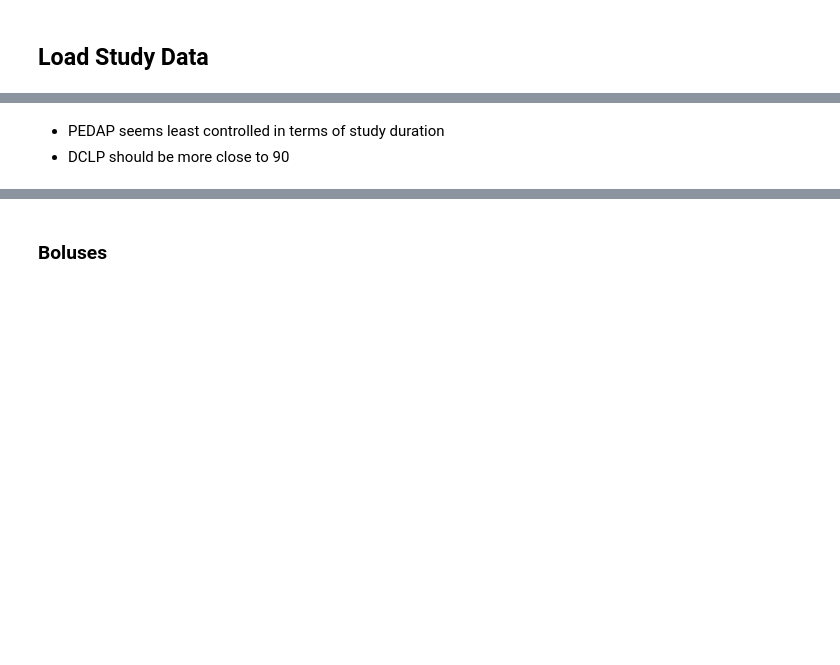
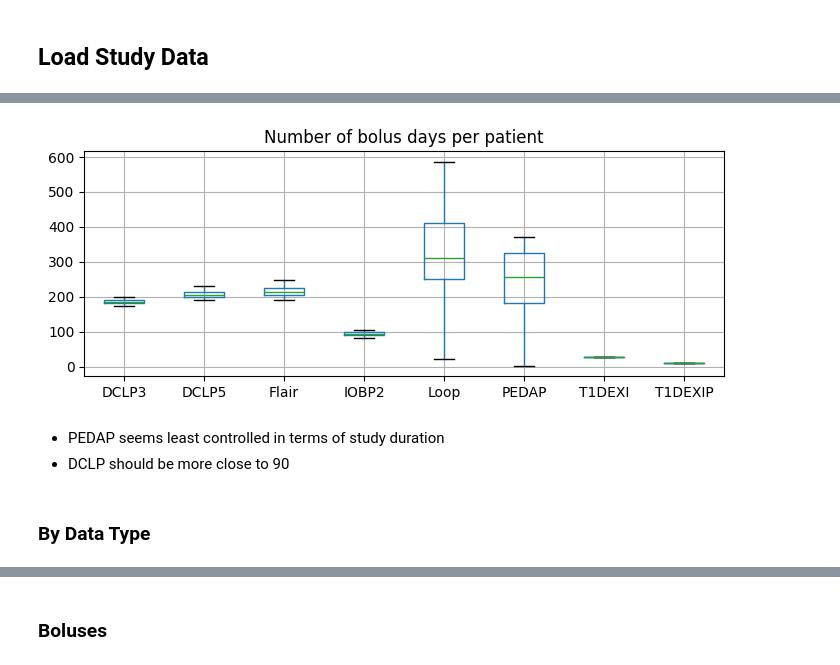
Before and after one commit to nudgebg/egvinsulin, a Jupyter notebook: notebooks/output_validation.ipynb, the cells around one changed output, grey strips where cells are left out. Cells and saved outputs as stored; diff of their text form; code cells hidden in the pictures; blank space fills up the shorter version.

```diff
--- a/notebooks/output_validation.ipynb
+++ b/notebooks/output_validation.ipynb
@@ -123,19 +29,0 @@ Step 16/36: DCLP5: Loading data... |████▍
-# %%
-def find_repetitive_values(df,date_col,value_col):
-    b_repetitive = (df.sort_values(by=[date_col])[value_col].diff() == 0) & \
-                   (df.sort_values(by=[date_col])[date_col].diff() < timedelta(hours=12))
-    return b_repetitive
-
-results = {}
-for study in tqdm(processed_studies):
-    print(study.study_name)
-    n_bolus_duplicates = study.bolus_event_history.duplicated(subset=['patient_id', 'datetime', 'delivery_duration']).sum()
-    n_basal_duplicates = study.basal_event_history.duplicated(subset=['patient_id','datetime']).sum()
-    n_cgm_duplicates = study.cgm_history.duplicated(subset=['patient_id','datetime']).sum()
-    n_basal_repetitive = study.basal_event_history.groupby('patient_id').apply(lambda x: find_repetitive_values(x, 'datetime', 'basal_rate'),include_groups=False).sum()
-    results[study.study_name] = {'n_bolus_duplicates': n_bolus_duplicates,
-                                'n_basal_duplicates': n_basal_duplicates,
-                                'n_cgm_duplicates': n_cgm_duplicates,
-                                'n_basal_repetitive': n_basal_repetitive}
-results = pd.DataFrame(results).T
-results
@@ -287,3 +256,10 @@ save_figure(f, 'numdays')
+# %%
+#boxplot
+num_days_patient.boxplot(column='num_days', by='study_name', figsize=(8, 3),showfliers=False)
+plt.suptitle("");plt.xlabel("")
+plt.title("Number of bolus days per patient");
+# %% [output]
+[figure, added]
 # %% [markdown]
 - PEDAP seems least controlled in terms of study duration
 - DCLP should be more close to 90
@@ -296,0 +266,2 @@ plt.tight_layout()
+# %% [markdown]
+### By Data Type
```
Also changed, not shown: parts of 75 cells of this notebook, 5 other files.
